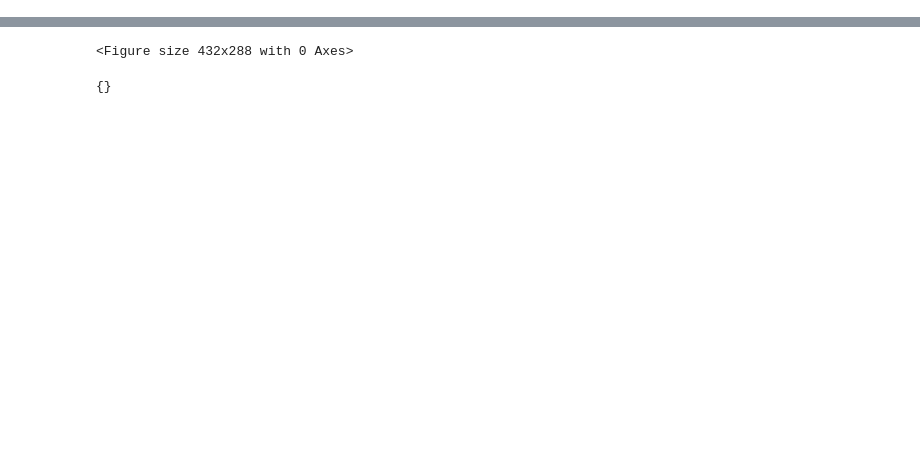
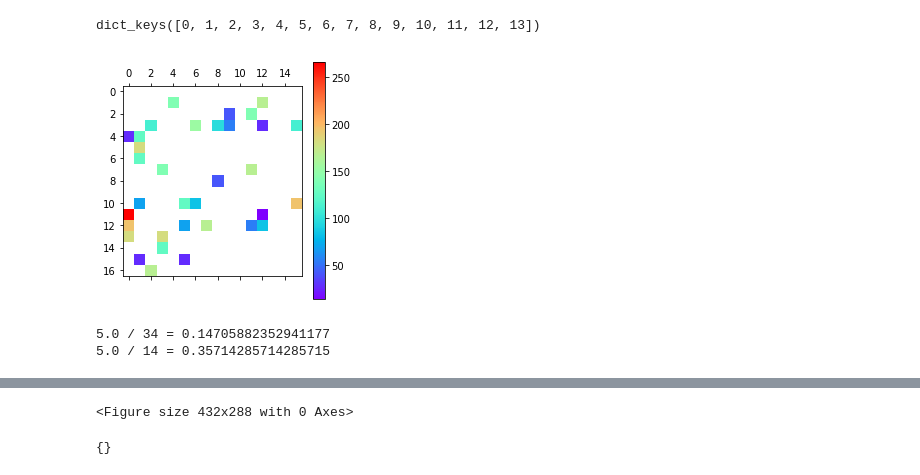
Before and after one commit to oyvinht/l2l-omniglot, a Jupyter notebook: classifier_on_outputs.ipynb, the cells around one changed output, grey strips where cells are left out. Saved outputs shown, nothing was run; the diff lists cells and outputs as text; code cells hidden in the pictures; blank space fills up the shorter version.

```diff
--- a/classifier_on_outputs.ipynb
+++ b/classifier_on_outputs.ipynb
@@ -257,0 +327,48 @@ died = False
+# %%
+print(apc.keys())
+w = int(np.sqrt(n_out))
+h = int(n_out // w)
+cross = np.ones((h, w))* (-np.inf)
+
+for cls in sorted(apc.keys()):
+    neurons = apc[cls].keys()
+#     print("class {:02d}:\t{}".format(cls, sorted(neurons)))
+
+    for n in neurons:
+        if cross[n//w, n%w] == -np.inf:
+            cross[n//w, n%w] = cls * n_class
+        else:
+            cross[n//w, n%w] += cls * n_class
+
+im = plt.matshow(cross, cmap='rainbow')
+plt.colorbar(im)
+plt.show()
+
+uniques = set()
+for cls in classes:
+    uniques |= set(apc[cls].keys())
+
+neuron_overlaps = np.zeros(n_out)
+class_overlaps = np.zeros(n_class)
+classes = sorted(apc.keys())
+for cls0_id, cls0 in enumerate(classes[:-1]):
+    for nid in np.unique(list(apc[cls0].keys())):
+        for cls1 in classes[cls0_id+1:]:
+            nids1 = list(apc[cls1].keys())
+            if nid in nids1:
+                class_overlaps[cls0] += 1
+                neuron_overlaps[nid] += 1
+
+# print(sorted(uniques))
+# print(class_overlaps)
+# print(neuron_overlaps)
+whr = np.where(class_overlaps > 0)[0]
+n_active = len(whr)
+# print(whr)
+print("{} / {} = {}".format(np.sum(neuron_overlaps), len(uniques), np.sum(neuron_overlaps) / len(uniques)))
+print("{} / {} = {}".format(np.sum(class_overlaps), n_class, np.sum(class_overlaps) / n_class))
+# %% [output]
+dict_keys([0, 1, 2, 3, 4, 5, 6, 7, 8, 9, 10, 11, 12, 13])
+[figure, added]
+5.0 / 34 = 0.14705882352941177
+5.0 / 14 = 0.35714285714285715
```
Also changed, not shown: parts of 11 cells of this notebook, 5 other files.
